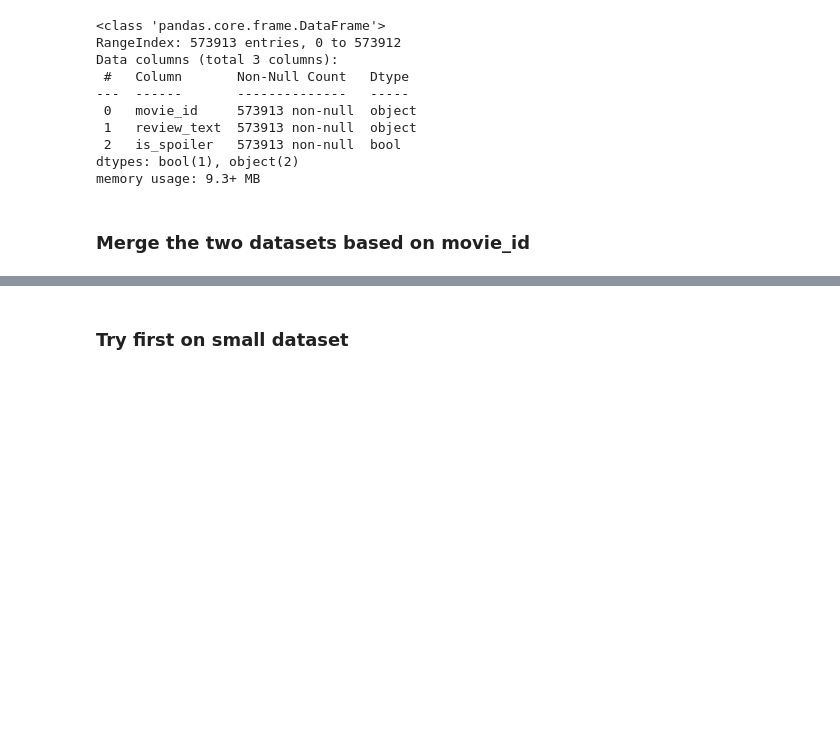
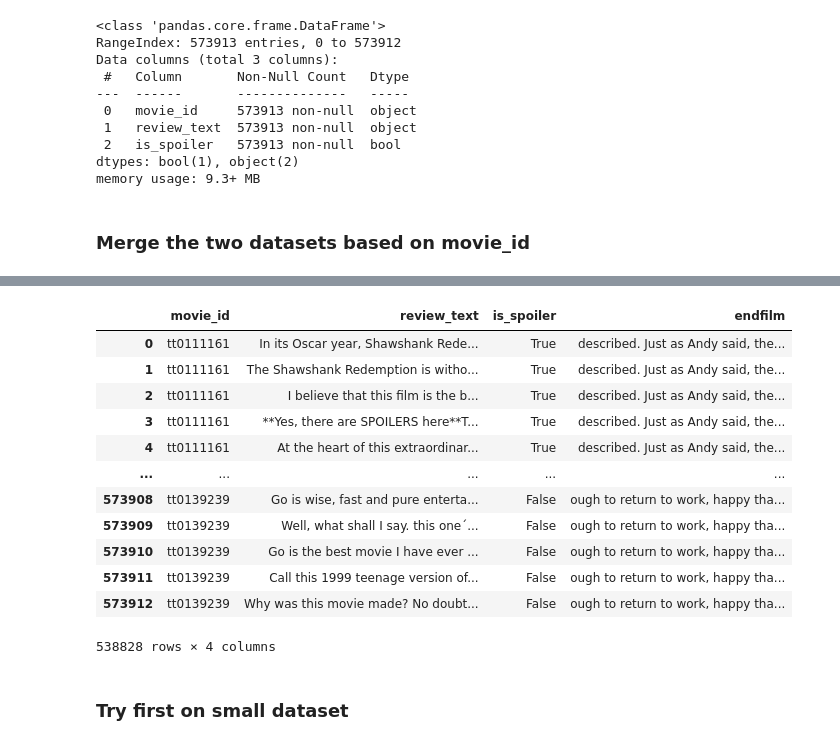
Before and after one commit to francocco99/Spoiler_Detecion_Project, a Jupyter notebook: Code/Sentence_Similarity.ipynb, the cells around one changed output, grey strips where cells are left out. Cells and saved outputs as stored; diff of their text form; code cells hidden in the pictures; blank space fills up the shorter version.

Commit message:
modiy sentence similarity and  add the requrements.txt file

```diff
--- a/Code/Sentence_Similarity.ipynb
+++ b/Code/Sentence_Similarity.ipynb
@@ -118,8 +120,24 @@ dataSimilar
 573913 rows × 4 columns
 # %%
-dataSimilar=dataRewS.dropna()
+dataSimilar=dataSimilar.dropna()
 # %%
 dataSimilar=dataSimilar.rename(columns={'last':'endfilm'})
+# %%
+dataSimilar
+# %% [output]
+|  | movie_id | review_text | is_spoiler | endfilm |
+| 0 | tt0111161 | In its Oscar year, Shawshank Rede... | True | described. Just as Andy said, the... |
+| 1 | tt0111161 | The Shawshank Redemption is witho... | True | described. Just as Andy said, the... |
+| 2 | tt0111161 | I believe that this film is the b... | True | described. Just as Andy said, the... |
+| 3 | tt0111161 | **Yes, there are SPOILERS here**T... | True | described. Just as Andy said, the... |
+| 4 | tt0111161 | At the heart of this extraordinar... | True | described. Just as Andy said, the... |
+| ... | ... | ... | ... | ... |
+| 573908 | tt0139239 | Go is wise, fast and pure enterta... | False | ough to return to work, happy tha... |
+| 573909 | tt0139239 | Well, what shall I say. this one´... | False | ough to return to work, happy tha... |
+| 573910 | tt0139239 | Go is the best movie I have ever ... | False | ough to return to work, happy tha... |
+| 573911 | tt0139239 | Call this 1999 teenage version of... | False | ough to return to work, happy tha... |
+| 573912 | tt0139239 | Why was this movie made? No doubt... | False | ough to return to work, happy tha... |
+538828 rows × 4 columns
 # %% [markdown]
 ### Try first on small dataset
 # %%
```
Also changed, not shown: parts of 37 cells of this notebook, 6 other files.
